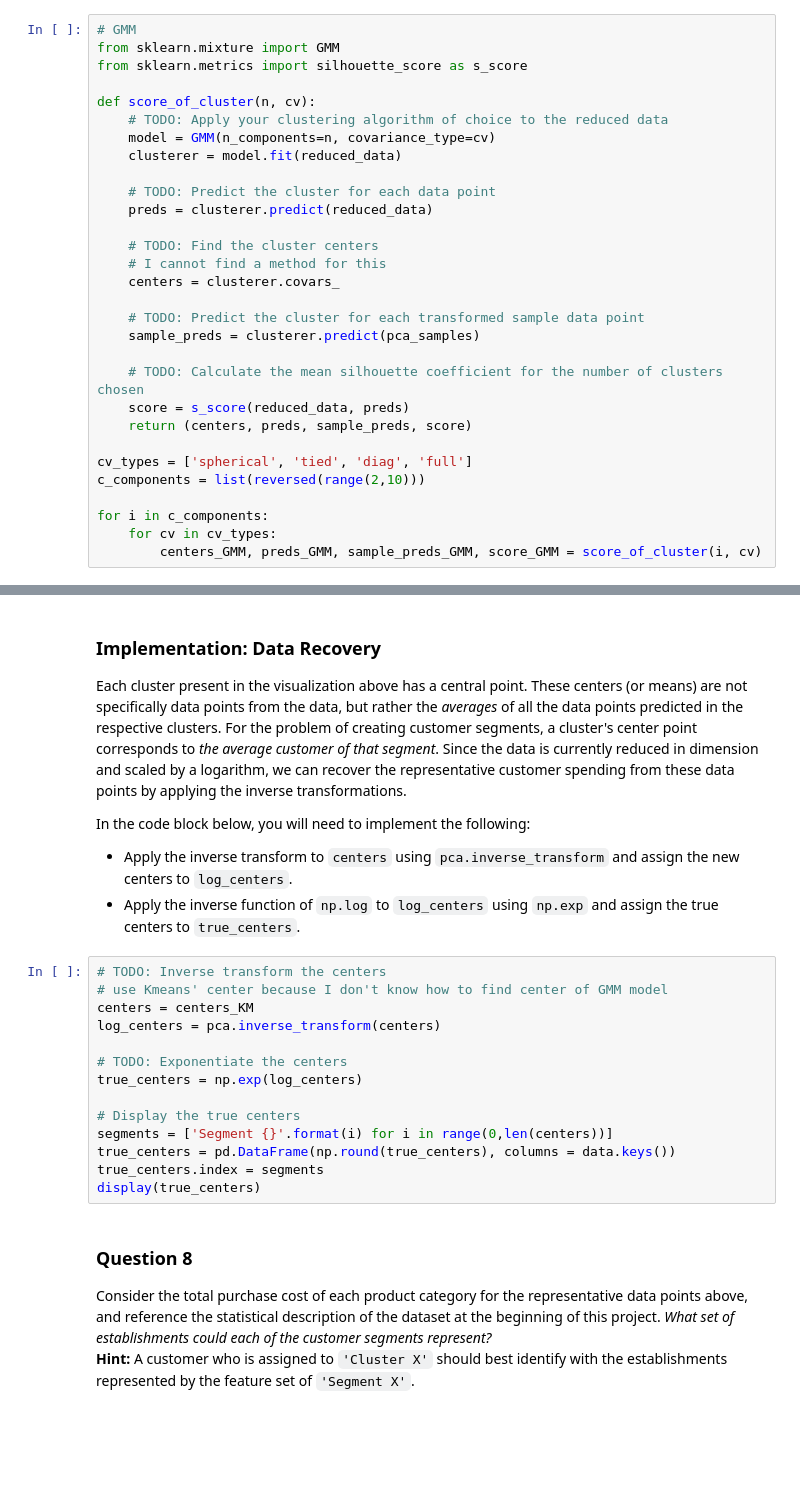
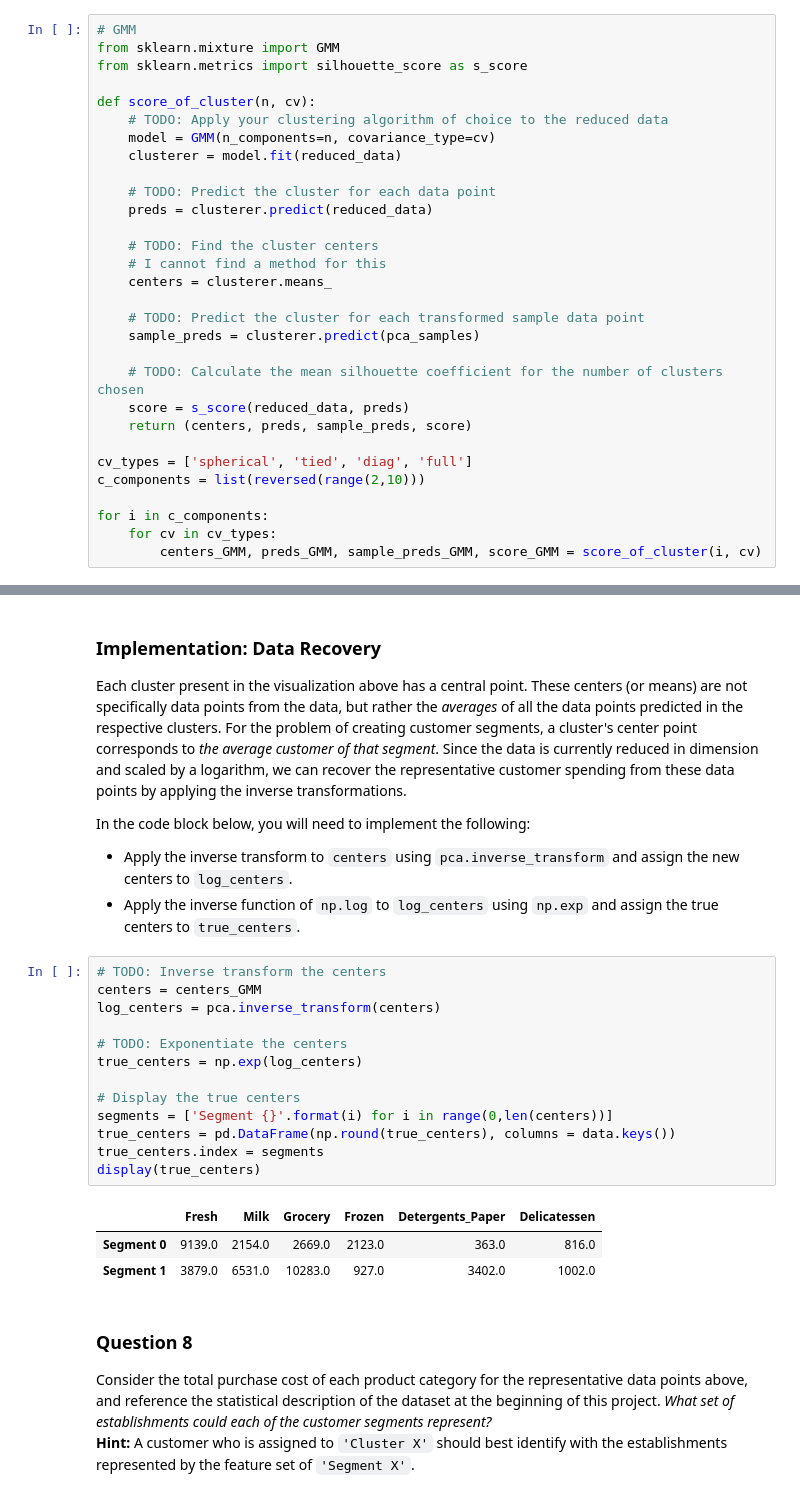
Before and after one commit to lambdaAgent/udacity_machine_learning, a Jupyter notebook: creating_customer_segments/customer_segments.ipynb, the cells around one changed output, grey strips where cells are left out. Cells and saved outputs as stored; diff of their text form; blank space fills up the shorter version.

```diff
--- a/creating_customer_segments/customer_segments.ipynb
+++ b/creating_customer_segments/customer_segments.ipynb
@@ -497,7 +497,7 @@ def score_of_cluster(n, cv):
 
     # TODO: Find the cluster centers
     # I cannot find a method for this
-    centers = clusterer.covars_
+    centers = clusterer.means_
 
     # TODO: Predict the cluster for each transformed sample data point
     sample_preds = clusterer.predict(pca_samples)
@@ -543,18 +538,21 @@ In the code block below, you will need to implement the following:
  - Apply the inverse function of `np.log` to `log_centers` using `np.exp` and assign the true centers to `true_centers`.
 # %%
 # TODO: Inverse transform the centers
-# use Kmeans' center because I don't know how to find center of GMM model
-centers = centers_KM
+centers = centers_GMM
 log_centers = pca.inverse_transform(centers)
 
 # TODO: Exponentiate the centers
 true_centers = np.exp(log_centers)
 
 # Display the true centers
 segments = ['Segment {}'.format(i) for i in range(0,len(centers))]
 true_centers = pd.DataFrame(np.round(true_centers), columns = data.keys())
 true_centers.index = segments
 display(true_centers)
+# %% [output]
+|  | Fresh | Milk | Grocery | Frozen | Detergents_Paper | Delicatessen |
+| Segment 0 | 9139.0 | 2154.0 | 2669.0 | 2123.0 | 363.0 | 816.0 |
+| Segment 1 | 3879.0 | 6531.0 | 10283.0 | 927.0 | 3402.0 | 1002.0 |
 # %% [markdown]
 ### Question 8
 Consider the total purchase cost of each product category for the representative data points above, and reference the statistical description of the dataset at the beginning of this project. *What set of establishments could each of the customer segments represent?*
```
Also changed, not shown: parts of 7 cells of this notebook, 1 other file.
